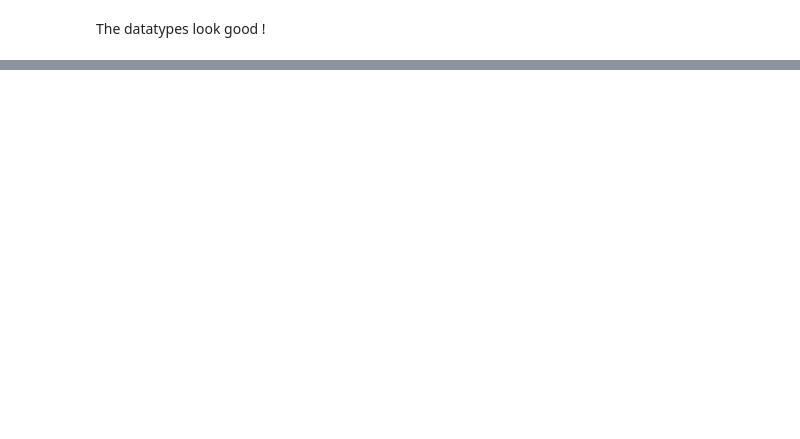
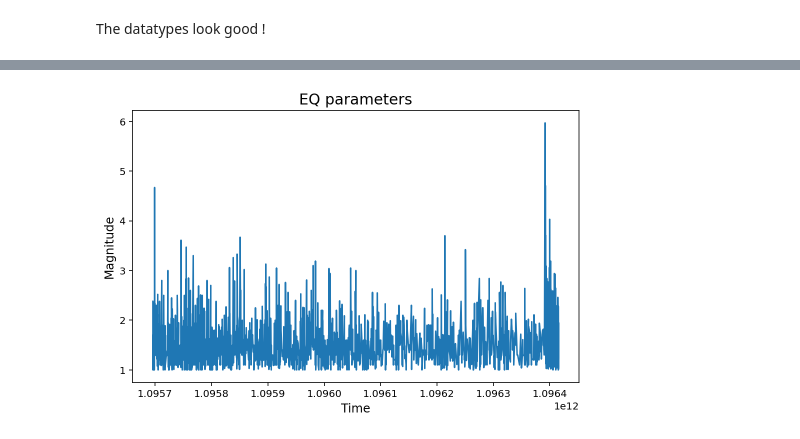
Before and after one commit to saiedmighani/earthquake_time_series_LSTM, a Jupyter notebook: codes/P02_Data_Cleaning.ipynb, the cells around one changed output, grey strips where cells are left out. Drawn from its saved outputs; the diff is of its cells as text; code cells hidden in the pictures; blank space fills up the shorter version.

```diff
--- a/codes/P02_Data_Cleaning.ipynb
+++ b/codes/P02_Data_Cleaning.ipynb
@@ -150,0 +153,6 @@ df_eq_clean.to_csv(file_path)
+# %%
+file_path = "../datasets/" + "eq_parkfield" + "_raw" + ".csv"
+
+df__pf_eq = pd.read_csv(file_path)
+df__pf_eq.drop(columns = "Unnamed: 0", inplace = True)
+df__pf_eq.head()
@@ -150,0 +167,14 @@ df_eq_clean.to_csv(file_path)
+# %%
+%config InlineBackend.figure_format = 'retina'
+
+plt.figure(figsize = [8, 5])
+
+plt.plot(df__pf_eq.time,df__pf_eq.mag);
+
+# Format title and axis labels
+plt.title("EQ parameters", fontsize = 15);
+
+plt.xlabel("Time", fontsize = 12);
+plt.ylabel("Magnitude", fontsize = 12);
+# %% [output]
+[figure, added]
```
Also changed, not shown: parts of 19 cells of this notebook, 9 other files.
